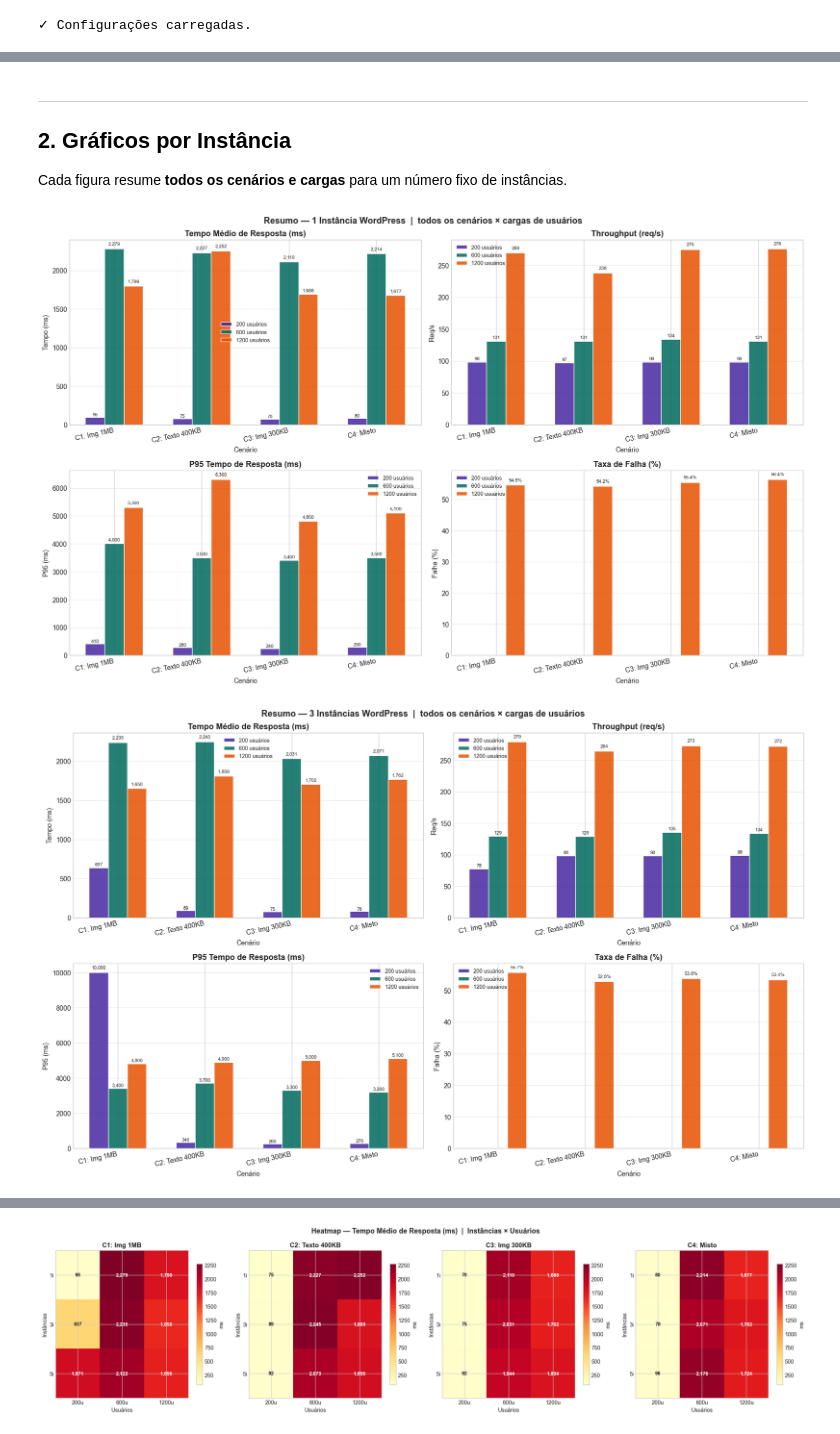
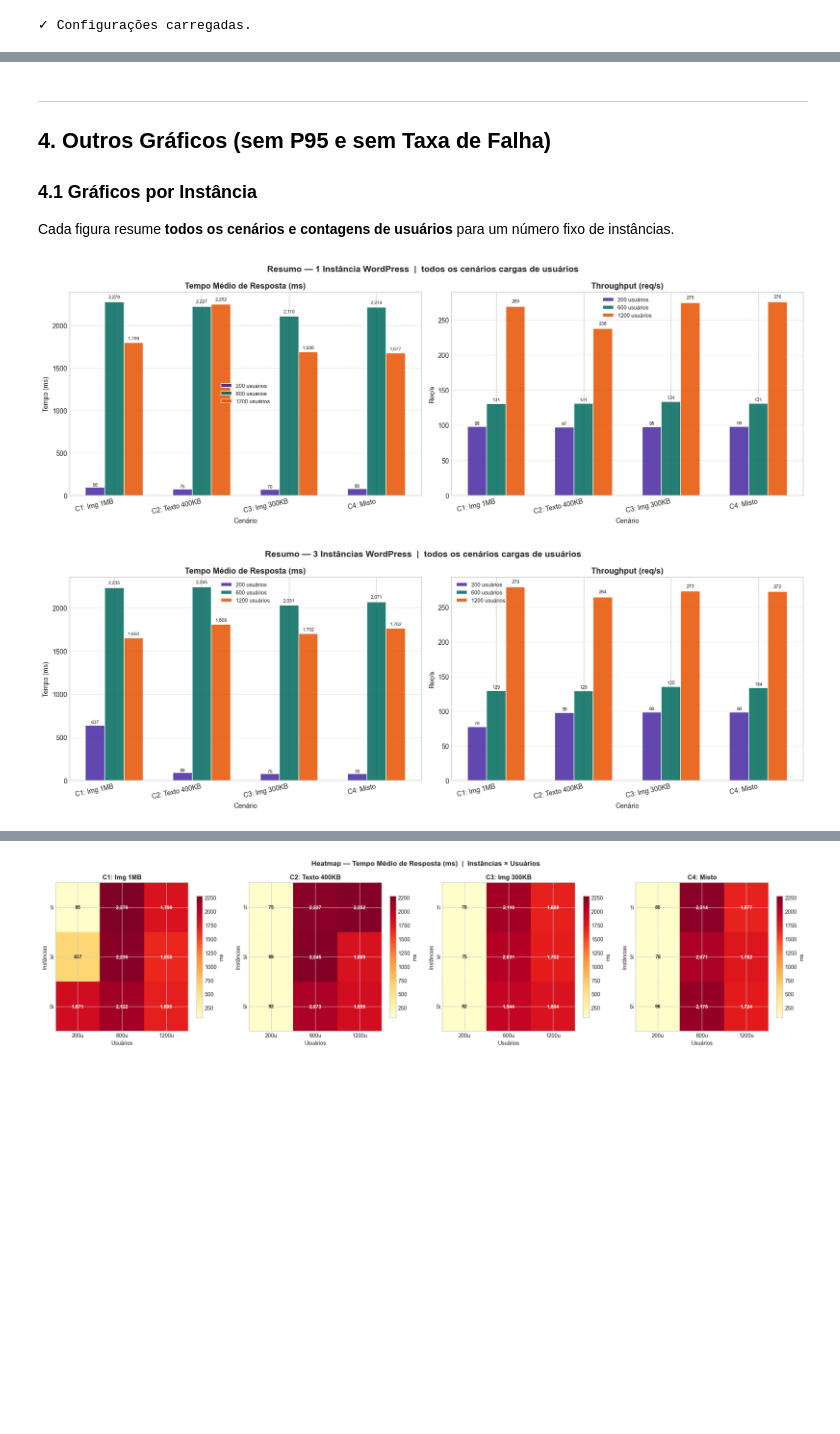
Before and after one commit to caiosss/comp-distribuida, a Jupyter notebook: locust/analise.ipynb, the cells around one changed output, grey strips where cells are left out. Drawn from its saved outputs; the diff is of its cells as text; code cells hidden in the pictures; blank space fills up the shorter version.

Commit message:
ajuste nos gráficos

```diff
--- a/locust/analise.ipynb
+++ b/locust/analise.ipynb
@@ -120,0 +164,32 @@ df_all
+# %%
+fig, axes = plt.subplots(1, 4, figsize=(20, 5))
+fig.suptitle('Curva de Taxa de Falha × Carga de Usuários  |  por Cenário e Instâncias',
+             fontsize=13, fontweight='bold')
+
+markers = {1: 'o', 3: 's', 5: '^'}
+
+for ax, sc in zip(axes, SCENARIOS):
+    for inst in INSTANCES:
+        sub = df_all[(df_all['cenario'] == sc) & (df_all['instances'] == inst)].sort_values('users')
+        ax.plot(
+            sub['users'], sub['failure_rate'],
+            marker=markers[inst], linestyle='-',
+            color=INST_COLORS[inst], linewidth=2, markersize=9,
+            label=f'{inst} inst.'
+        )
+        for _, r in sub.iterrows():
+            ax.text(r['users'], r['failure_rate'] + 0.08,
+                    f"{r['failure_rate']:.2f}",
+                    ha='center', fontsize=7, color=INST_COLORS[inst])
+
+    ax.set_xticks(USERS)
+    ax.set_xlabel('Usuários Simultâneos')
+    ax.set_ylabel('Taxa de Falha (%)')
+    ax.set_title(SCENARIO_LABELS[sc])
+    ax.legend()
+    ax.grid(alpha=0.4)
+    ax.set_ylim(bottom=0)
+
+plt.tight_layout()
+plt.savefig('resultados/grafico_curva_falha.png', bbox_inches='tight', dpi=130)
+plt.show()
@@ -121,7 +271,8 @@ df_all
 # %% [markdown]
 ---
-## 2. Gráficos por Instância
-Cada figura resume **todos os cenários e cargas** para um número fixo de instâncias.
+## 4. Outros Gráficos (sem P95 e sem Taxa de Falha)
+### 4.1 Gráficos por Instância
+Cada figura resume **todos os cenários e contagens de usuários** para um número fixo de instâncias.
 # %%
 def plot_per_instance(inst_count, df):
     data = df[df['instances'] == inst_count]
@@ -133,17 +284,15 @@ def plot_per_instance(inst_count, df):
     offsets = np.linspace(-(n_u - 1) / 2 * w, (n_u - 1) / 2 * w, n_u)
 
     metrics = [
-        ('avg_response_time',   'Tempo Médio de Resposta (ms)', 'Tempo (ms)'),
-        ('requests_per_s',      'Throughput (req/s)',           'Req/s'),
-        ('p95',                 'P95 Tempo de Resposta (ms)',   'P95 (ms)'),
-        ('failure_rate',        'Taxa de Falha (%)',            'Falha (%)'),
+        ('avg_response_time', 'Tempo Médio de Resposta (ms)', 'Tempo (ms)'),
+        ('requests_per_s',    'Throughput (req/s)',           'Req/s'),
     ]
 
-    fig, axes = plt.subplots(2, 2, figsize=(16, 10))
+    fig, axes = plt.subplots(1, 2, figsize=(16, 5.6))
     plural = 's' if inst_count > 1 else ''
     fig.suptitle(
         f'Resumo — {inst_count} Instância{plural} WordPress'
-        f'  |  todos os cenários × cargas de usuários',
+        f'  |  todos os cenários cargas de usuários',
         fontsize=13, fontweight='bold'
     )
 
@@ -154,34 +303,33 @@ def plot_per_instance(inst_count, df):
                 if len(data[(data['cenario'] == sc) & (data['users'] == u)]) > 0 else 0
                 for sc in scenarios
             ]
             color = list(USER_COLORS.values())[i]
             bars = ax.bar(x + off, vals, w, label=f'{u} usuários',
                           color=color, alpha=0.85, edgecolor='white')
             for bar, val in zip(bars, vals):
                 if val > 0:
-                    lbl = f'{val:.1f}%' if metric == 'failure_rate' else f'{val:,.0f}'
                     ax.text(
                         bar.get_x() + bar.get_width() / 2,
                         bar.get_height() * 1.015,
-                        lbl, ha='center', va='bottom', fontsize=7
+                        f'{val:,.0f}', ha='center', va='bottom', fontsize=7
                     )
 
         ax.set_title(title)
         ax.set_ylabel(ylabel)
         ax.set_xlabel('Cenário')
         ax.set_xticks(x)
         ax.set_xticklabels([SCENARIO_LABELS[sc] for sc in scenarios], rotation=12, ha='right')
         ax.legend()
         ax.grid(axis='y', alpha=0.45)
         ax.set_ylim(bottom=0)
 
     plt.tight_layout()
     plt.savefig(f'resultados/grafico_inst{inst_count}.png', bbox_inches='tight', dpi=130)
     plt.show()
 
 
 for inst in INSTANCES:
     plot_per_instance(inst, df_all)
 # %% [output]
-[figure, old version]
+[figure, new version]
-[figure, old version]
+[figure, new version]
```
Also changed, not shown: parts of 24 cells of this notebook, 16 other files.
